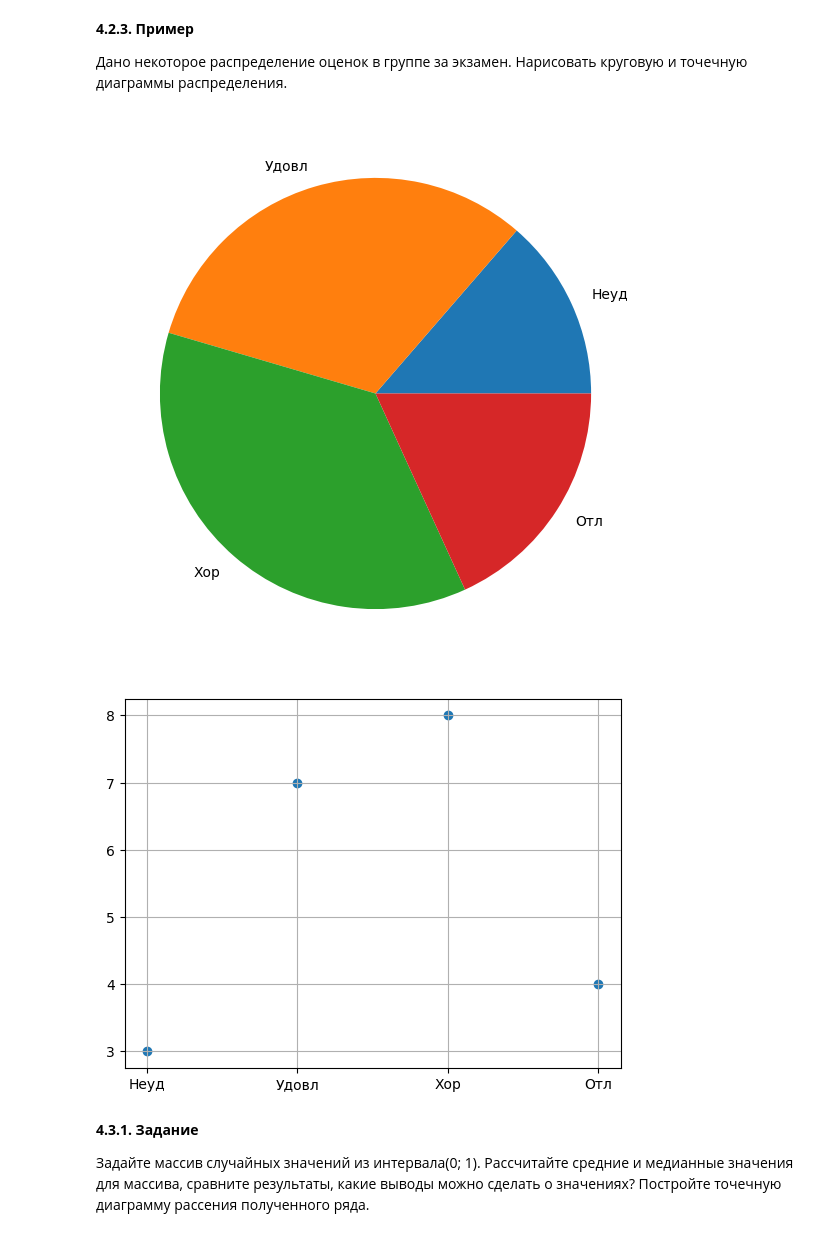
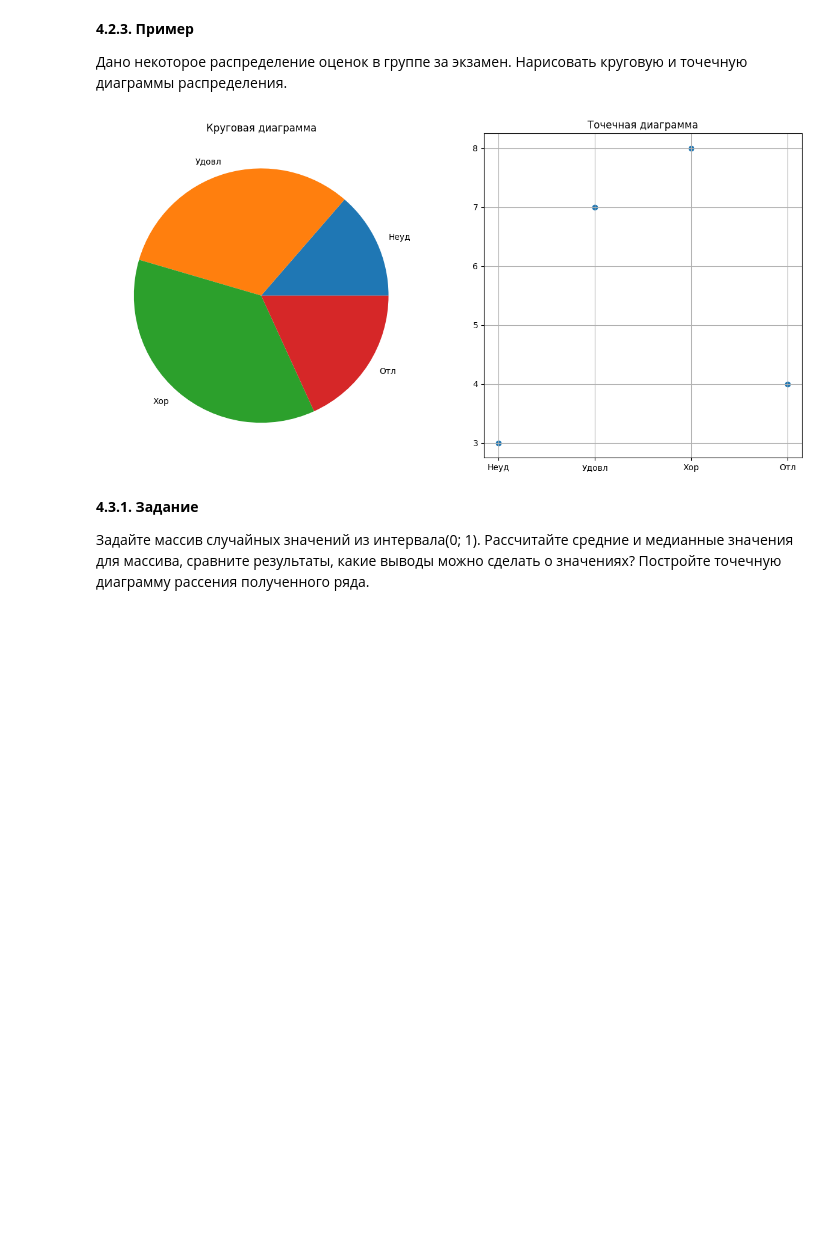
Before and after one commit to medlcago/MIREA-Practical-works, a Jupyter notebook: artificial intelligence (2 course)/Workbook_1/Korolev_A_A_1.ipynb, the cells around one changed output. Cells and saved outputs as stored; diff of their text form; code cells hidden in the pictures; blank space fills up the shorter version.

```diff
--- a/artificial intelligence (2 course)/Workbook_1/Korolev_A_A_1.ipynb
+++ b/artificial intelligence (2 course)/Workbook_1/Korolev_A_A_1.ipynb
@@ -320,19 +320,21 @@ print(area)
 # %%
 from matplotlib import pyplot as plt
 
 marks = ['Неуд', 'Удовл', 'Хор', 'Отл']
 data = [3, 7, 8, 4]
 
-plt.figure(figsize=(10, 7))
-plt.pie(data, labels=marks)
+fig, (ax1, ax2) = plt.subplots(1, 2, figsize=(15, 7))
+
+ax1.pie(data, labels=marks)
+ax1.set_title("Круговая диаграмма")
+
+ax2.scatter(marks, data)
+ax2.set_title("Точечная диаграмма")
+ax2.grid()
+
 plt.show()
-
-plt.scatter(marks, data)
-plt.grid()
-plt.show()
 # %% [output]
-[figure, old version]
+[figure, new version]
-[figure, removed]
 # %% [markdown]
 **4.3.1. Задание**
 
```
Also changed, not shown: parts of 1 cell of this notebook.
